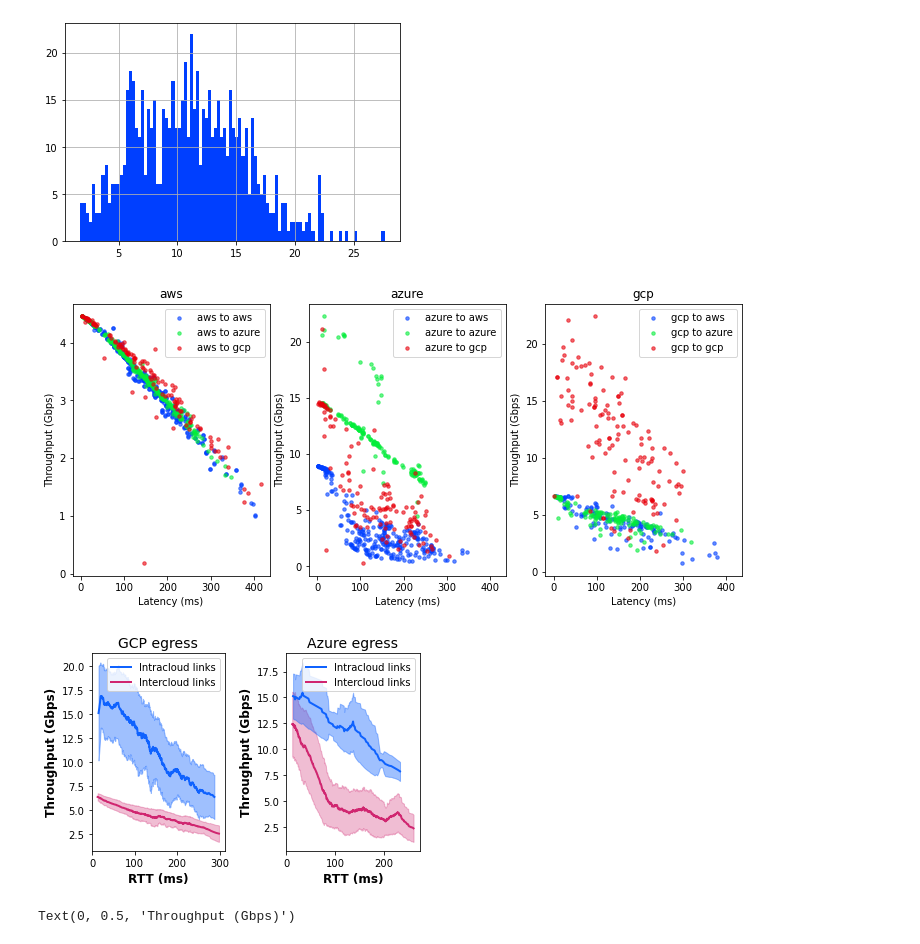
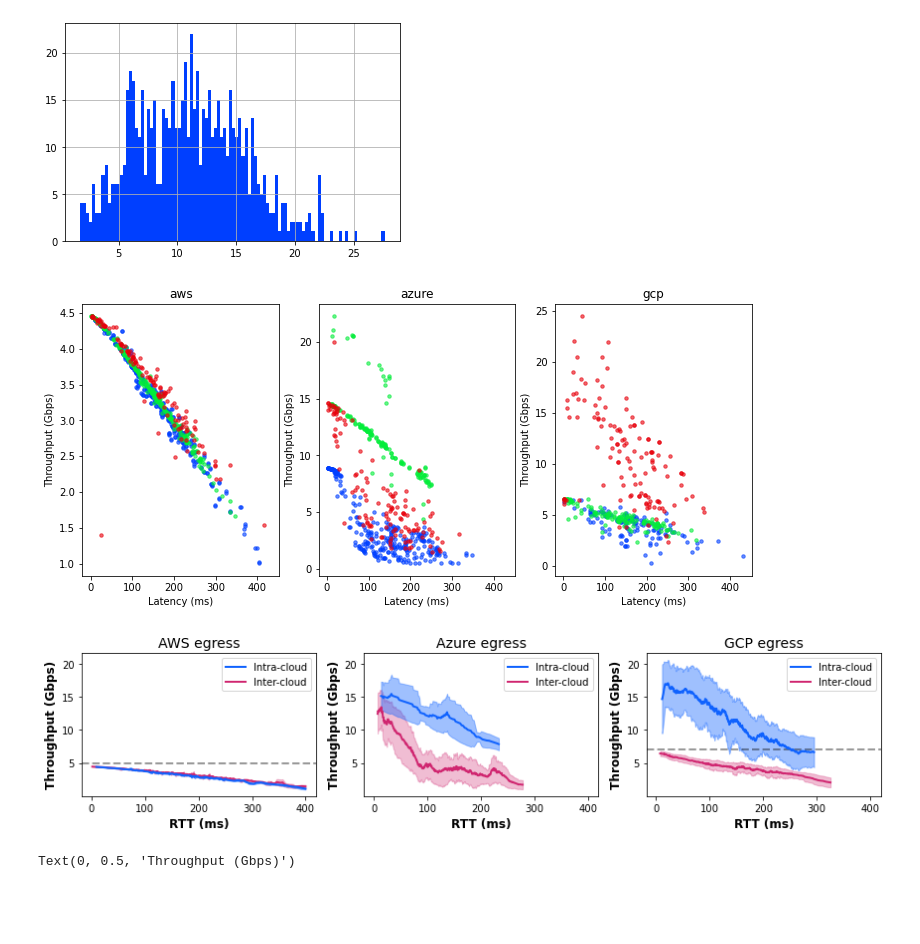
Before and after one commit to skyplane-project/skyplane, a Jupyter notebook: nb/04-14-2022_plot_intrainter_network.ipynb, the cells around one changed output. Drawn from its saved outputs; the diff is of its cells as text; code cells hidden in the pictures; blank space fills up the shorter version.

Commit message:
Update intracloud jupyter notebook

```diff
--- a/nb/04-14-2022_plot_intrainter_network.ipynb
+++ b/nb/04-14-2022_plot_intrainter_network.ipynb
@@ -75,35 +75,50 @@ df_gcp["throughput_gbps"].hist(bins=100)
 fig, axs = plt.subplots(1, 3, figsize=(12, 5), sharex=True, sharey=False)
 for ax, src_cloud in zip(axs, ["aws", "azure", "gcp"]):
     for dst_cloud in ["aws", "azure", "gcp"]:
-        df_sub = df[(df.src_cloud == src_cloud) & (df.dst_cloud == dst_cloud)]
+        df_sub = df[(df.src_cloud == src_cloud) & (df.dst_cloud == dst_cloud) & (df.throughput_gbps > 0.25)].sort_values("latency_ms")
         if src_cloud == "gcp" or dst_cloud == "gcp":
             df_sub = df_sub.sample(min(128, len(df_sub)))
         ax.scatter(df_sub.latency_ms, df_sub.throughput_gbps, label=f"{src_cloud} to {dst_cloud}", alpha=0.6, s=12)
         ax.set_ylabel("Throughput (Gbps)")
         ax.set_xlabel("Latency (ms)")
         ax.set_title(f"{src_cloud}")
-        ax.legend()
+        # ax.legend()
 fig.set_facecolor("white")
 fig.savefig(skylark_root / "data/figures" / "latency_vs_throughput.png", bbox_inches="tight", dpi=200)
 fig.savefig(skylark_root / "data/figures" / "latency_vs_throughput.pdf", bbox_inches="tight")
 # %% [output]
-[figure, old version]
+[figure, new version]
 # %%
 # same plot as above, but show line with confidence interval
 color_inter = "#d02670"
+color_inter_dashed = "#ff7eb6"
 color_intra = "#0f62fe"
-fig, axs = plt.subplots(1, 2, figsize=(5.5, 3.75), sharex=False, sharey=False)
-for ax, src_cloud in zip(axs, ["gcp", "azure"]):
+fig, axs = plt.subplots(1, 3, figsize=(12, 3), sharex=True, sharey=True)
+df_1 = df[(df.src_cloud != "aws") | (df.dst_cloud != "gcp") | (df.latency_ms > 100) | (df.throughput_gbps > 1.5)]
+for ax, src_cloud in zip(axs, ["aws", "azure", "gcp"]):
 
     if src_cloud == "azure":
-        w_inter = 96
+        w_inter = 48
         w_intra = 28
+    elif src_cloud == "aws":
+        w_inter = 8
+        w_intra = 4
     else:
-        w_inter = 128
-        w_intra = 164
+        w_inter = 64
+        w_intra = 128
 
-    df_intracloud = df[(df.src_cloud == src_cloud) & (df.dst_cloud == src_cloud)].sort_values("latency_ms")
-    df_intercloud = df[(df.src_cloud == src_cloud) & (df.dst_cloud != src_cloud)].sort_values("latency_ms")
+    df_intracloud = df_1[(df.src_cloud == src_cloud) & (df.dst_cloud == src_cloud) & (df.throughput_gbps > 0.25)].sort_values("latency_ms")
+    df_intercloud = df_1[(df.src_cloud == src_cloud) & (df.dst_cloud != src_cloud) & (df.throughput_gbps > 0.25)].sort_values("latency_ms")
+
+    if src_cloud == "gcp":
+        # draw dashed line at 7gbps w/ color color_inter_dashed
+        ax.axhline(y=7, color="black", linestyle="--", lw=2, alpha=0.4)
+        ax.set_title(f"GCP egress", fontsize=14)
+    elif src_cloud == "azure":
+        ax.set_title(f"Azure egress", fontsize=14)
+    elif src_cloud == "aws":
+        ax.axhline(y=5, color="black", linestyle="--", lw=2, alpha=0.4)
+        ax.set_title(f"AWS egress", fontsize=14)
 
     # plot intercloud
     mean_df = df_intercloud.sort_values("latency_ms")[["latency_ms", "throughput_gbps"]].rolling(window=w_inter).mean()
@@ -114,40 +129,35 @@ for ax, src_cloud in zip(axs, ["gcp", "azure"]):
         mean_df.throughput_gbps - std_df.throughput_gbps,
         mean_df.throughput_gbps + std_df.throughput_gbps,
         alpha=0.3,
         color=color_inter,
     )
     ax.set_ylabel("Throughput (Gbps)", fontsize=12, fontweight="bold")
     ax.set_xlabel("Latency (ms)", fontsize=12, fontweight="bold")
     ax.legend()
+    ax.yaxis.set_tick_params(labelbottom=True)
 
     # plot intracloud
     mean_df = df_intracloud.sort_values("latency_ms")[["latency_ms", "throughput_gbps"]].rolling(window=w_intra).mean()
     std_df = df_intracloud.sort_values("latency_ms")[["latency_ms", "throughput_gbps"]].rolling(window=w_intra).std()
     ax.plot(mean_df.latency_ms, mean_df.throughput_gbps, label=f"Intra-cloud", alpha=1.0, lw=2, color=color_intra)
     ax.fill_between(
         mean_df.latency_ms,
         mean_df.throughput_gbps - std_df.throughput_gbps,
         mean_df.throughput_gbps + std_df.throughput_gbps,
         alpha=0.4,
         color=color_intra,
     )
     ax.set_ylabel("Throughput (Gbps)", fontsize=12, fontweight="bold")
     ax.set_xlabel("RTT (ms)", fontsize=12, fontweight="bold")
 
-    if src_cloud == "gcp":
-        ax.set_title(f"GCP egress", fontsize=14)
-    elif src_cloud == "azure":
-        ax.set_title(f"Azure egress", fontsize=14)
-    elif src_cloud == "aws":
-        ax.set_title(f"AWS egress", fontsize=14)
     handles, labels = ax.get_legend_handles_labels()
     ax.legend(handles[::-1], labels[::-1], loc="upper right")
 fig.tight_layout()
 fig.patch.set_facecolor("white")
 fig.savefig(skylark_root / "data/figures" / "latency_vs_throughput_inter_intra.png", bbox_inches="tight", dpi=200)
 fig.savefig(skylark_root / "data/figures" / "latency_vs_throughput_inter_intra.pdf", bbox_inches="tight")
 # %% [output]
-[figure, old version]
+[figure, new version]
 # %%
 # plot 9 rows in one figure with one boxplot for each row
 fig, ax = plt.subplots(
```
